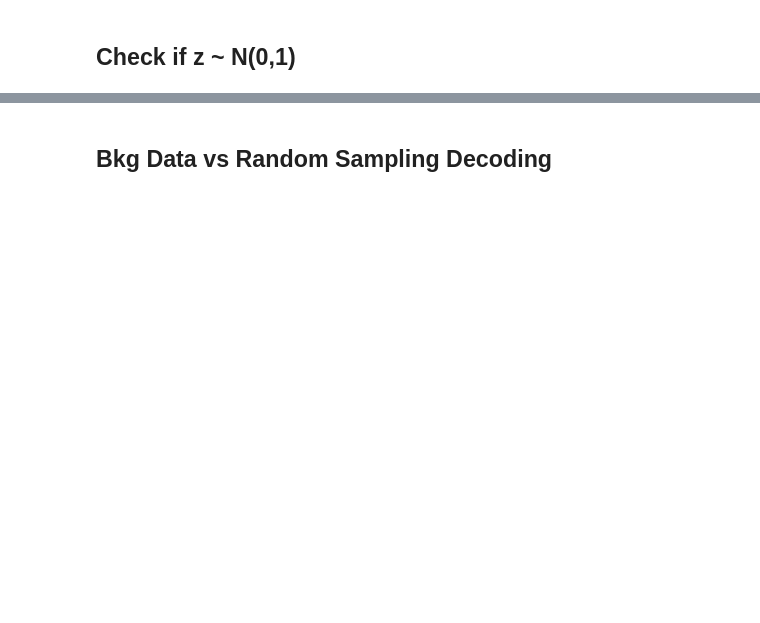
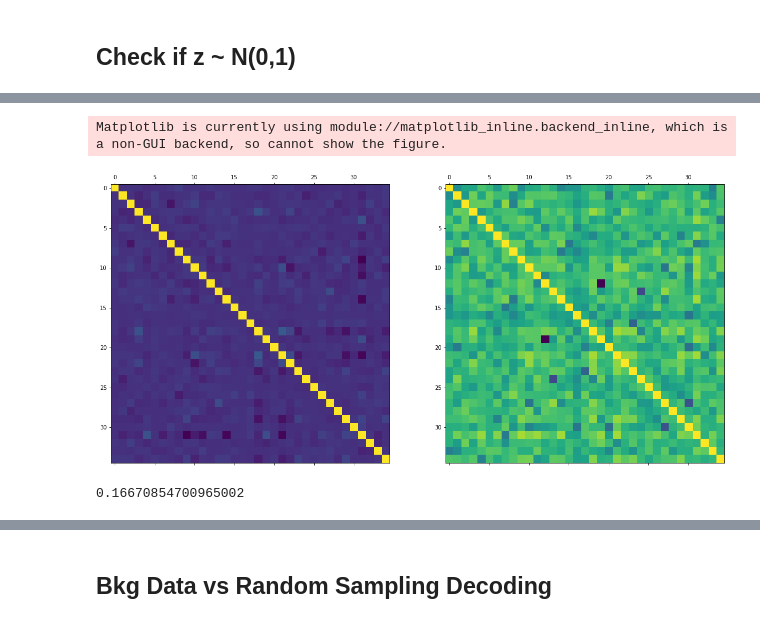
Before and after one commit to mcpeixoto/LIP-Internship-2, a Jupyter notebook: VAE_OPTIMIZED_R2.ipynb, the cells around one changed output, grey strips where cells are left out. Saved outputs shown, nothing was run; the diff lists cells and outputs as text; code cells hidden in the pictures; blank space fills up the shorter version.

```diff
--- a/VAE_OPTIMIZED_R2.ipynb
+++ b/VAE_OPTIMIZED_R2.ipynb
@@ -93,3 +132,25 @@ hidden.shape
+# %%
+fig = plt.figure(figsize=[20,15])
+i = 0
+
+axes = fig.add_subplot(1,2,i+1)
+i += 1
+axes.matshow(pd.DataFrame(hidden).corr())
+
+axes = fig.add_subplot(1,2,i+1)
+i += 1
+axes.matshow(pd.DataFrame(hidden).corr().apply(abs).apply(np.log))
+fig.show()
+# %% [output]
+Matplotlib is currently using module://matplotlib_inline.backend_inline, which is a non-GUI backend, so cannot show the figure.
+[figure, added]
+# %%
+corr = pd.DataFrame(hidden).corr().apply(abs)
+corr.replace(1, 0, inplace=True)
+
+corr.max().max()
+# %% [output]
+0.16670854700965002
 # %%
 
 fig = plt.figure(figsize=[25,25])
```
Also changed, not shown: parts of 15 cells of this notebook, 2 other files.
